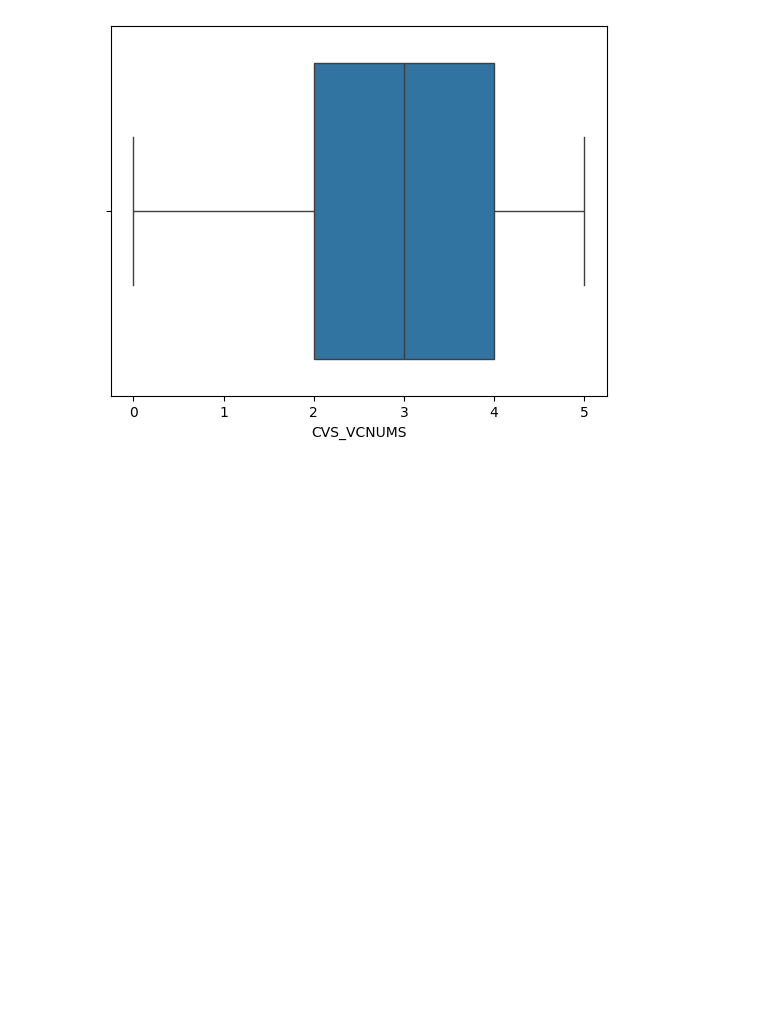
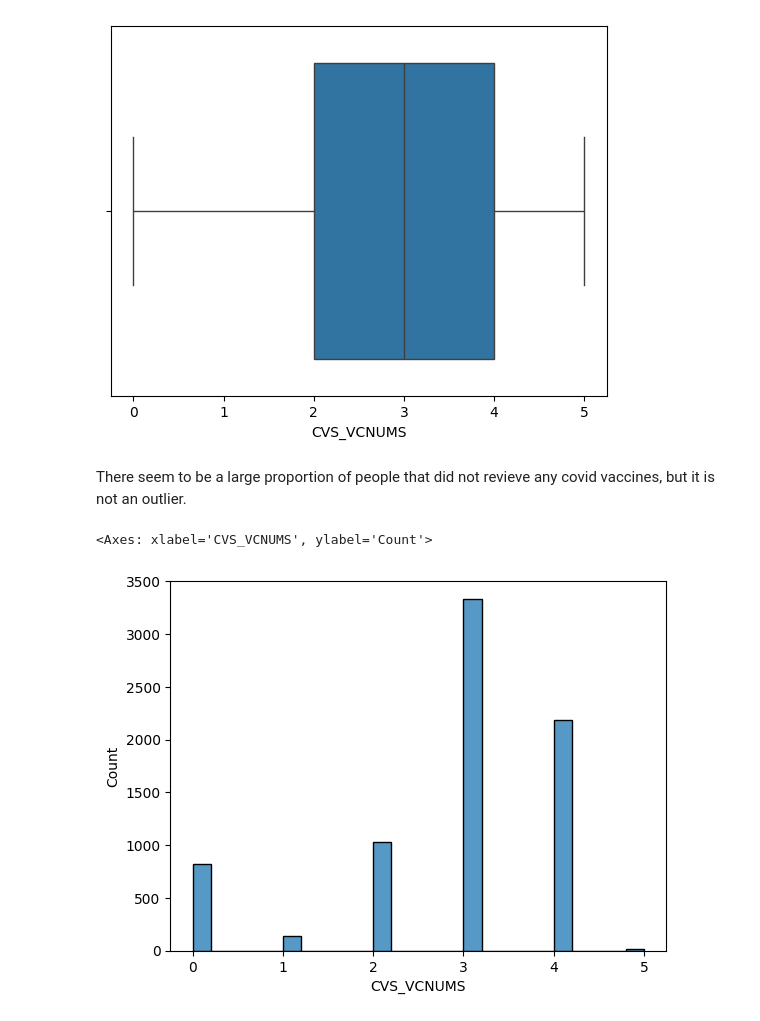
Before and after one commit to MeganVW06/visualization, a Jupyter notebook: assignment/assignment.ipynb, the cells around one changed output. Cells and saved outputs as stored; diff of their text form; code cells hidden in the pictures; blank space fills up the shorter version.

```diff
--- a/assignment/assignment.ipynb
+++ b/assignment/assignment.ipynb
@@ -300,3 +309,10 @@ sns.boxplot(data=df, x='CVS_VCNUMS')
 # %% [output]
 <Axes: xlabel='CVS_VCNUMS'>
 [figure]
+# %% [markdown]
+There seem to be a large proportion of people that did not revieve any covid vaccines, but it is not an outlier.
+# %%
+sns.histplot(data = df, x=cvd)
+# %% [output]
+<Axes: xlabel='CVS_VCNUMS', ylabel='Count'>
+[figure, added]
```
Also changed, not shown: parts of 9 cells of this notebook.
